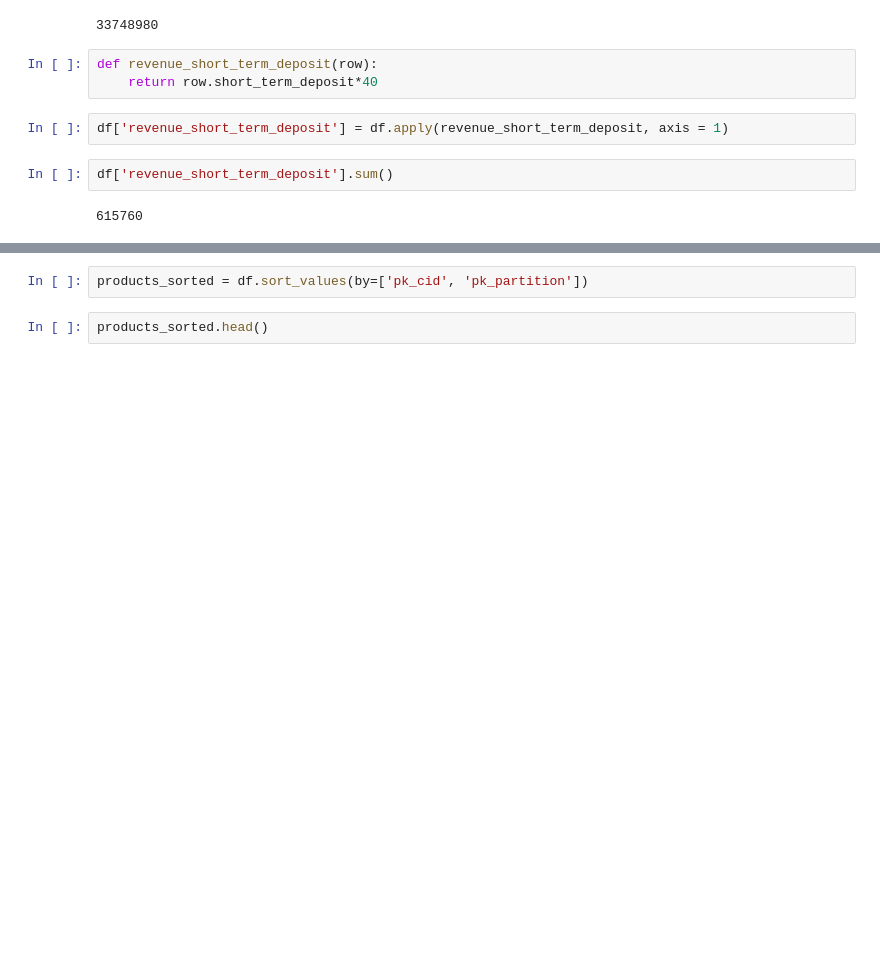
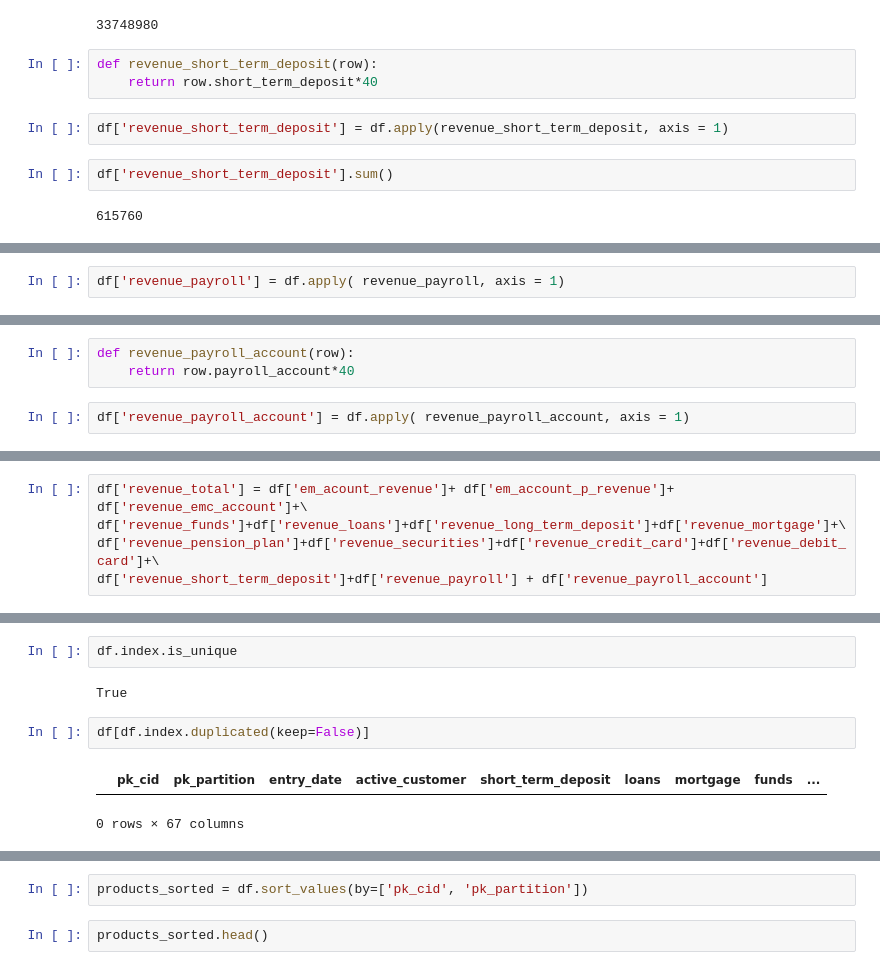
Before and after one commit to giannimaggiora/easyMoney, a Jupyter notebook: BancoDefinitivo5.ipynb, the cells around one changed output, grey strips where cells are left out. Cells and saved outputs as stored; diff of their text form; blank space fills up the shorter version.

Commit message:
Update BancoDefinitivo5.ipynb
Incluye el revenue de cada producto y el total. He excluido un producto, el account_pp,porque no tiene ventas. Hay que actualizarlo en el Bancario6

```diff
--- a/BancoDefinitivo5.ipynb
+++ b/BancoDefinitivo5.ipynb
@@ -995,0 +999,2 @@ df['revenue_short_term_deposit'].sum()
+# %%
+df['revenue_payroll'] = df.apply( revenue_payroll, axis = 1)
@@ -995,0 +1005,5 @@ df['revenue_short_term_deposit'].sum()
+# %%
+def revenue_payroll_account(row):
+    return row.payroll_account*40
+# %%
+df['revenue_payroll_account'] = df.apply( revenue_payroll_account, axis = 1)
@@ -995,0 +1014,5 @@ df['revenue_short_term_deposit'].sum()
+# %%
+df['revenue_total'] = df['em_acount_revenue']+ df['em_account_p_revenue']+ df['revenue_emc_account']+\
+df['revenue_funds']+df['revenue_loans']+df['revenue_long_term_deposit']+df['revenue_mortgage']+\
+df['revenue_pension_plan']+df['revenue_securities']+df['revenue_credit_card']+df['revenue_debit_card']+\
+df['revenue_short_term_deposit']+df['revenue_payroll'] + df['revenue_payroll_account']
@@ -995,0 +1034,9 @@ df['revenue_short_term_deposit'].sum()
+# %%
+df.index.is_unique
+# %% [output]
+True
+# %%
+df[df.index.duplicated(keep=False)]
+# %% [output]
+|  | pk_cid | pk_partition | entry_date | active_customer | short_term_deposit | loans | mortgage | funds | ... |
+0 rows × 67 columns
```
Also changed, not shown: parts of 56 cells of this notebook.
